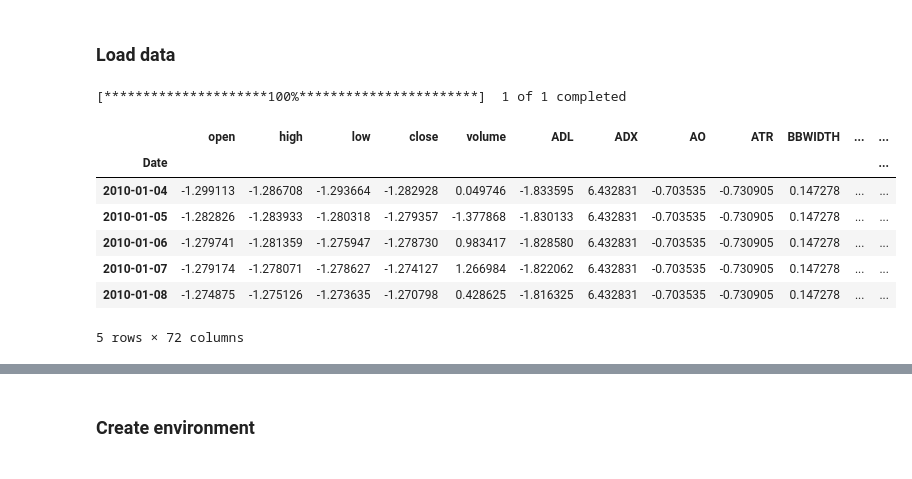
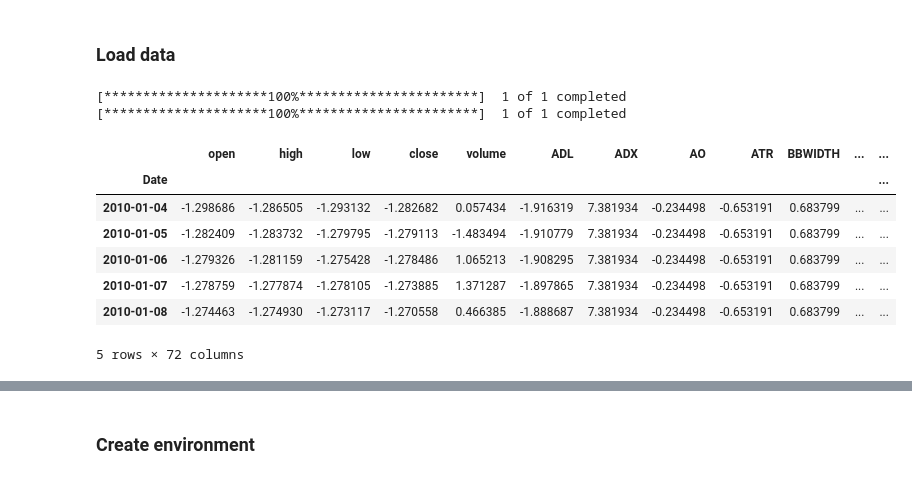
Before and after one commit to krajewskiML/FinDL, a Jupyter notebook: experiments/linear_model_testing.ipynb, the cells around one changed output, grey strips where cells are left out. Saved outputs shown, nothing was run; the diff lists cells and outputs as text; code cells hidden in the pictures.

```diff
--- a/experiments/linear_model_testing.ipynb
+++ b/experiments/linear_model_testing.ipynb
@@ -8,16 +4,18 @@ import matplotlib.pyplot as plt
 # %% [markdown]
 ### Load data
 # %%
-sp500_df = create_ta_features()
-sp500_df = add_time_features(sp500_df)
-sp500_df.head()
+sp500_df = get_data()
+sp500_df_tech_indicators = create_ta_features()
+sp500_df_tech_indicators_time_enc = add_time_features(sp500_df_tech_indicators)
+sp500_df_tech_indicators_time_enc.head()
 # %% [output]
 [*********************100%***********************]  1 of 1 completed
+[*********************100%***********************]  1 of 1 completed
 |  | open | high | low | close | volume | ADL | ADX | AO | ATR | BBWIDTH | ... | ... |
 | Date |  |  |  |  |  |  |  |  |  |  |  | ... |
-| 2010-01-04 | -1.299113 | -1.286708 | -1.293664 | -1.282928 | 0.049746 | -1.833595 | 6.432831 | -0.703535 | -0.730905 | 0.147278 | ... | ... |
-| 2010-01-05 | -1.282826 | -1.283933 | -1.280318 | -1.279357 | -1.377868 | -1.830133 | 6.432831 | -0.703535 | -0.730905 | 0.147278 | ... | ... |
-| 2010-01-06 | -1.279741 | -1.281359 | -1.275947 | -1.278730 | 0.983417 | -1.828580 | 6.432831 | -0.703535 | -0.730905 | 0.147278 | ... | ... |
-| 2010-01-07 | -1.279174 | -1.278071 | -1.278627 | -1.274127 | 1.266984 | -1.822062 | 6.432831 | -0.703535 | -0.730905 | 0.147278 | ... | ... |
-| 2010-01-08 | -1.274875 | -1.275126 | -1.273635 | -1.270798 | 0.428625 | -1.816325 | 6.432831 | -0.703535 | -0.730905 | 0.147278 | ... | ... |
+| 2010-01-04 | -1.298686 | -1.286505 | -1.293132 | -1.282682 | 0.057434 | -1.916319 | 7.381934 | -0.234498 | -0.653191 | 0.683799 | ... | ... |
+| 2010-01-05 | -1.282409 | -1.283732 | -1.279795 | -1.279113 | -1.483494 | -1.910779 | 7.381934 | -0.234498 | -0.653191 | 0.683799 | ... | ... |
+| 2010-01-06 | -1.279326 | -1.281159 | -1.275428 | -1.278486 | 1.065213 | -1.908295 | 7.381934 | -0.234498 | -0.653191 | 0.683799 | ... | ... |
+| 2010-01-07 | -1.278759 | -1.277874 | -1.278105 | -1.273885 | 1.371287 | -1.897865 | 7.381934 | -0.234498 | -0.653191 | 0.683799 | ... | ... |
+| 2010-01-08 | -1.274463 | -1.274930 | -1.273117 | -1.270558 | 0.466385 | -1.888687 | 7.381934 | -0.234498 | -0.653191 | 0.683799 | ... | ... |
 5 rows × 72 columns
```
Also changed, not shown: parts of 15 cells of this notebook, 3 other files.
